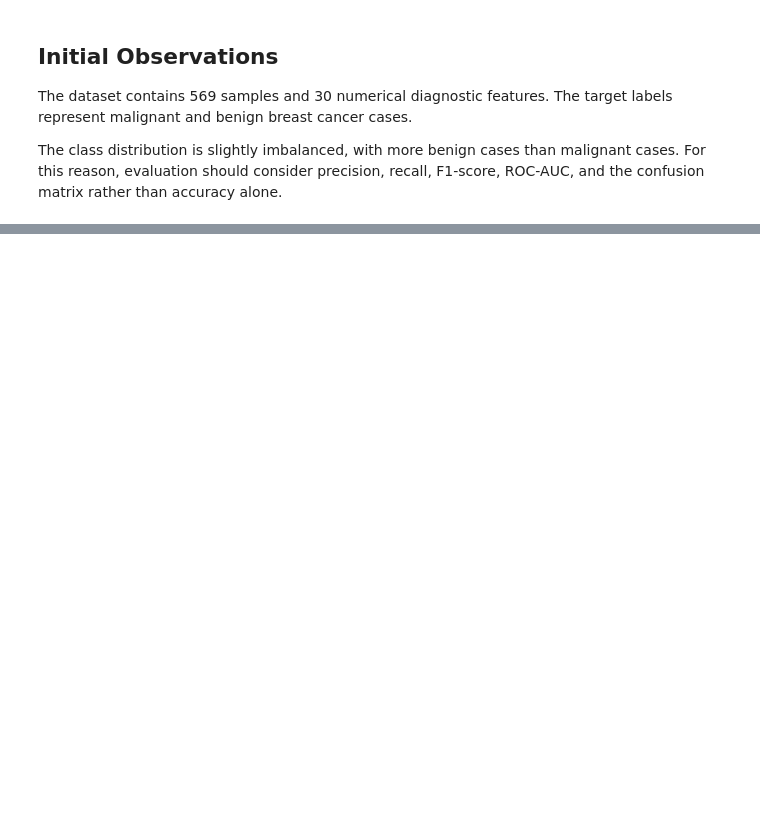
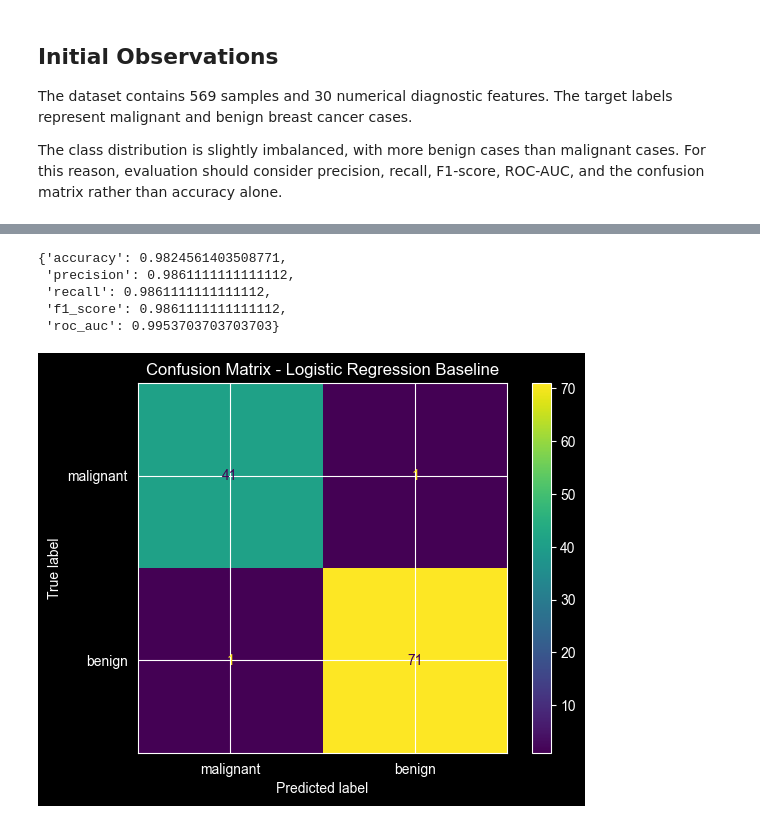
Before and after one commit to Namitha-Narayanan-AI/breast-cancer-classification, a Jupyter notebook: notebooks/01_exploration_and_baseline.ipynb, the cells around one changed output, grey strips where cells are left out. Drawn from its saved outputs; the diff is of its cells as text; code cells hidden in the pictures; blank space fills up the shorter version.

```diff
--- a/notebooks/01_exploration_and_baseline.ipynb
+++ b/notebooks/01_exploration_and_baseline.ipynb
@@ -84,0 +105,49 @@ The class distribution is slightly imbalanced, with more benign cases than malig
+# %%
+X_train, X_test, y_train, y_test = train_test_split(
+    X,
+    y,
+    test_size=0.2,
+    random_state=42,
+    stratify=y,
+)
+
+model = Pipeline(
+    steps=[
+        ("scaler", StandardScaler()),
+        ("classifier", LogisticRegression(max_iter=1000)),
+    ]
+)
+
+model.fit(X_train, y_train)
+
+y_pred = model.predict(X_test)
+y_prob = model.predict_proba(X_test)[:, 1]
+
+metrics = {
+    "accuracy": accuracy_score(y_test, y_pred),
+    "precision": precision_score(y_test, y_pred),
+    "recall": recall_score(y_test, y_pred),
+    "f1_score": f1_score(y_test, y_pred),
+    "roc_auc": roc_auc_score(y_test, y_prob),
+}
+
+metrics
+# %% [output]
+{'accuracy': 0.9824561403508771,
+ 'precision': 0.9861111111111112,
+ 'recall': 0.9861111111111112,
+ 'f1_score': 0.9861111111111112,
+ 'roc_auc': 0.9953703703703703}
+# %%
+cm = confusion_matrix(y_test, y_pred)
+
+display = ConfusionMatrixDisplay(
+    confusion_matrix=cm,
+    display_labels=dataset.target_names,
+)
+
+display.plot()
+plt.title("Confusion Matrix - Logistic Regression Baseline")
+plt.show()
+# %% [output]
+[figure, added]
```
Also changed, not shown: parts of 3 cells of this notebook, 2 other files.
